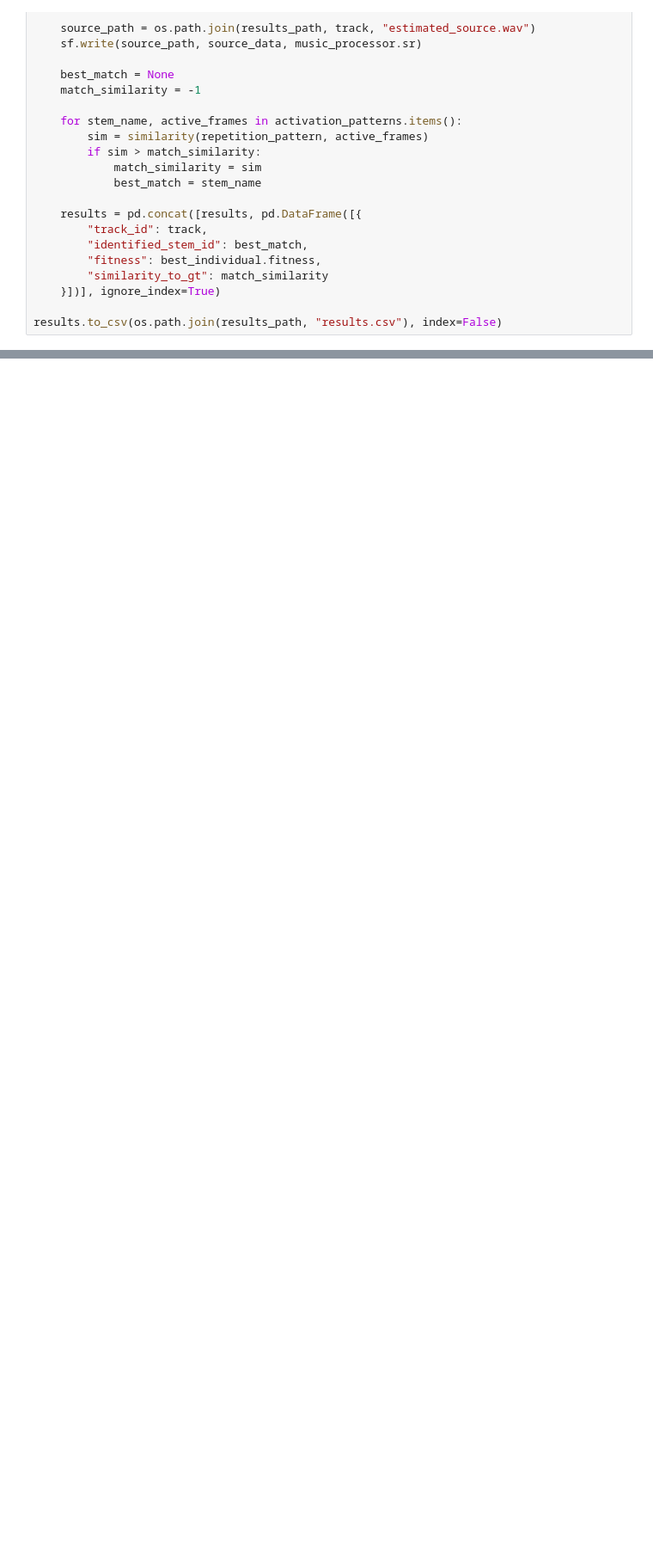
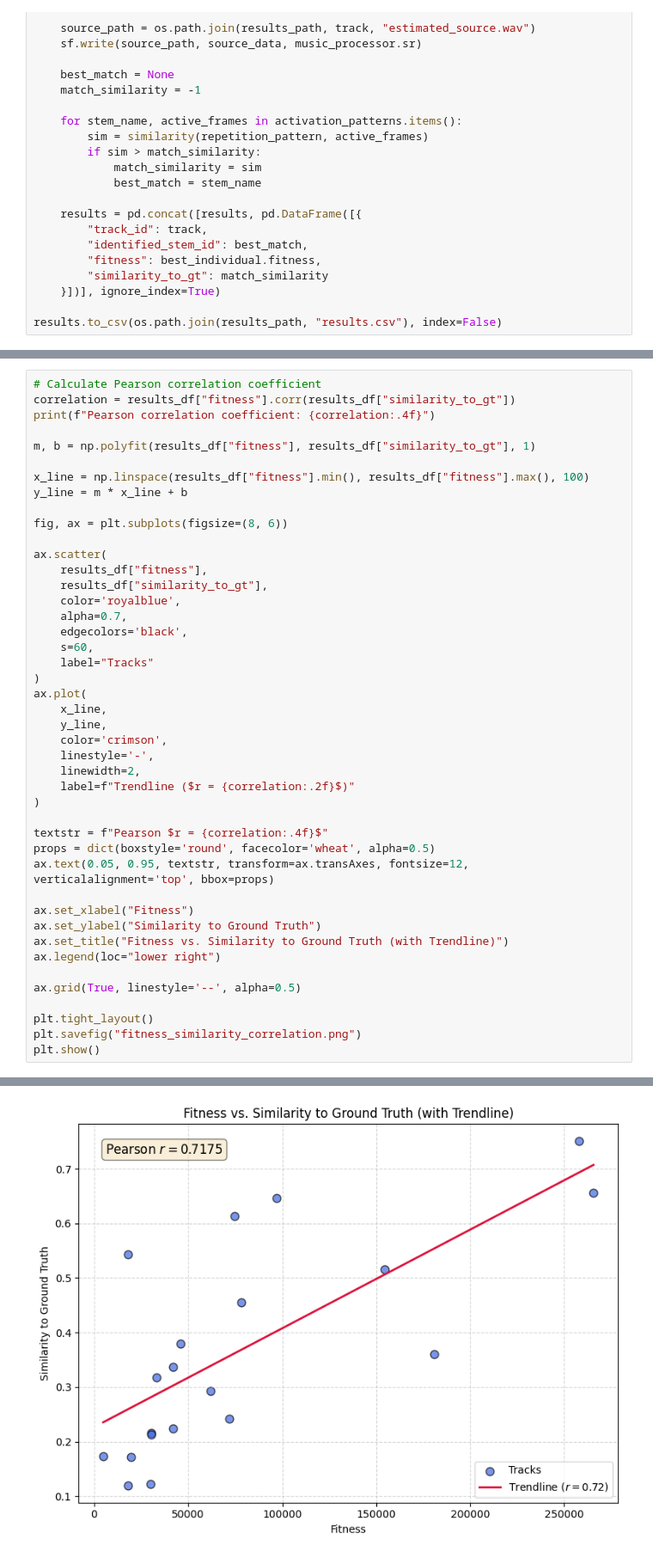
Before and after one commit to Eduard-Miller/REBEAT, a Jupyter notebook: experiments/exp4.ipynb, the cells around one changed output, grey strips where cells are left out. Shown at 86% size. Saved outputs shown, nothing was run; the diff lists cells and outputs as text; blank space fills up the shorter version.

Commit message:
feat: plotted results of exp4

```diff
--- a/experiments/exp4.ipynb
+++ b/experiments/exp4.ipynb
@@ -152,3 +159,48 @@ Mean similarity to ground truth across all tracks: 0.3677
 Standard deviation of similarity to ground truth across all tracks: 0.1945
 Max similarity to ground truth across all tracks: 0.7506
 Min similarity to ground truth across all tracks: 0.1200
+# %%
+# Calculate Pearson correlation coefficient
+correlation = results_df["fitness"].corr(results_df["similarity_to_gt"])
+print(f"Pearson correlation coefficient: {correlation:.4f}")
+
+m, b = np.polyfit(results_df["fitness"], results_df["similarity_to_gt"], 1)
+
+x_line = np.linspace(results_df["fitness"].min(), results_df["fitness"].max(), 100)
+y_line = m * x_line + b
+
+fig, ax = plt.subplots(figsize=(8, 6))
+
+ax.scatter(
+    results_df["fitness"],
+    results_df["similarity_to_gt"],
+    color='royalblue',
+    alpha=0.7,
+    edgecolors='black',
+    s=60,
+    label="Tracks"
+)
+ax.plot(
+    x_line,
+    y_line,
+    color='crimson',
+    linestyle='-',
+    linewidth=2,
+    label=f"Trendline ($r = {correlation:.2f}$)"
+)
+
+textstr = f"Pearson $r = {correlation:.4f}$"
+props = dict(boxstyle='round', facecolor='wheat', alpha=0.5)
+ax.text(0.05, 0.95, textstr, transform=ax.transAxes, fontsize=12, verticalalignment='top', bbox=props)
+
+ax.set_xlabel("Fitness")
+ax.set_ylabel("Similarity to Ground Truth")
+ax.set_title("Fitness vs. Similarity to Ground Truth (with Trendline)")
+ax.legend(loc="lower right")
+
+ax.grid(True, linestyle='--', alpha=0.5)
+
+plt.tight_layout()
+plt.savefig("fitness_similarity_correlation.png")
+plt.show()
+# %% [output]
@@ -154,0 +208 @@ Min similarity to ground truth across all tracks: 0.1200
+[figure, added]
```
Also changed, not shown: parts of 4 cells of this notebook, 3 other files.
